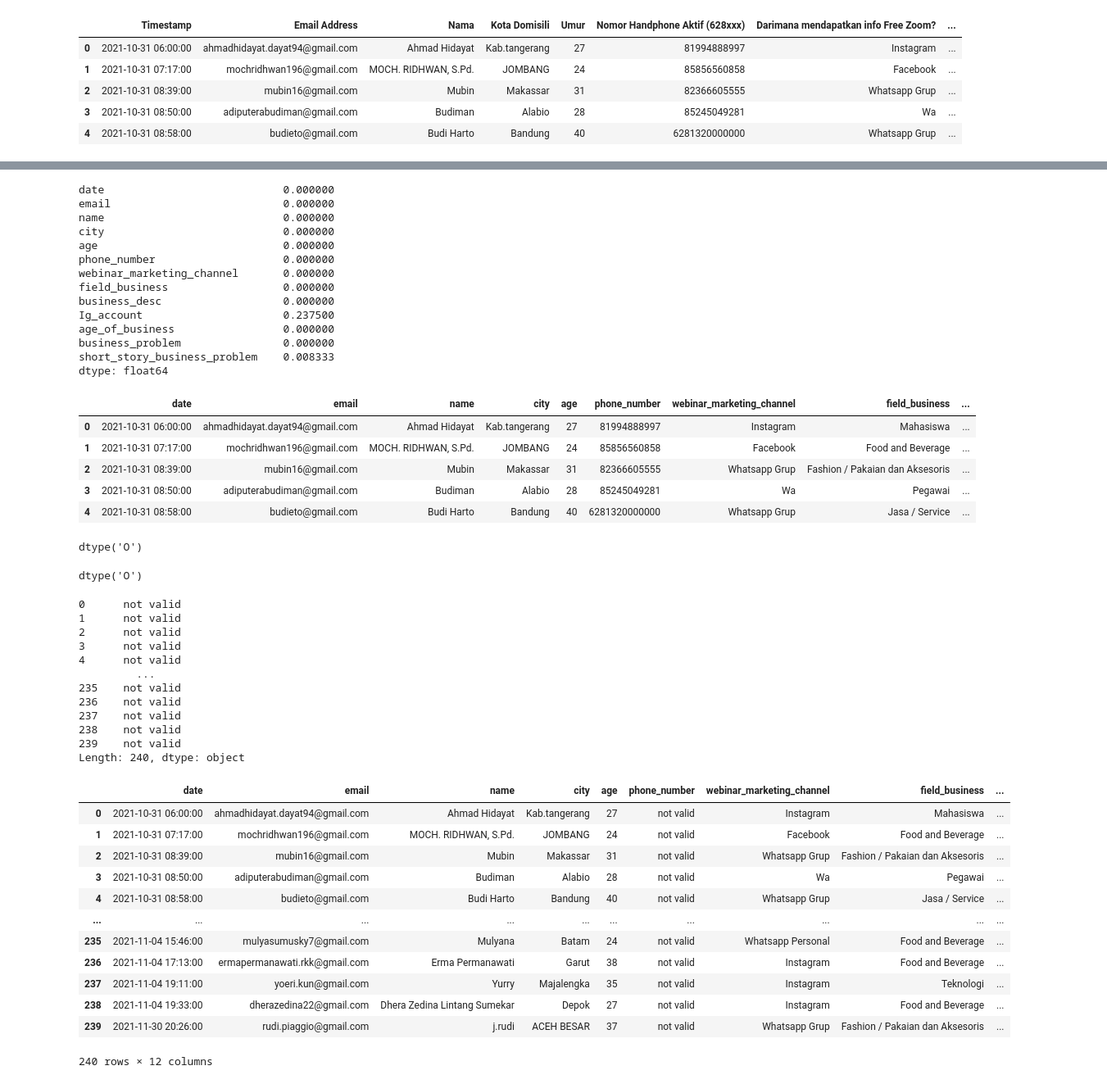
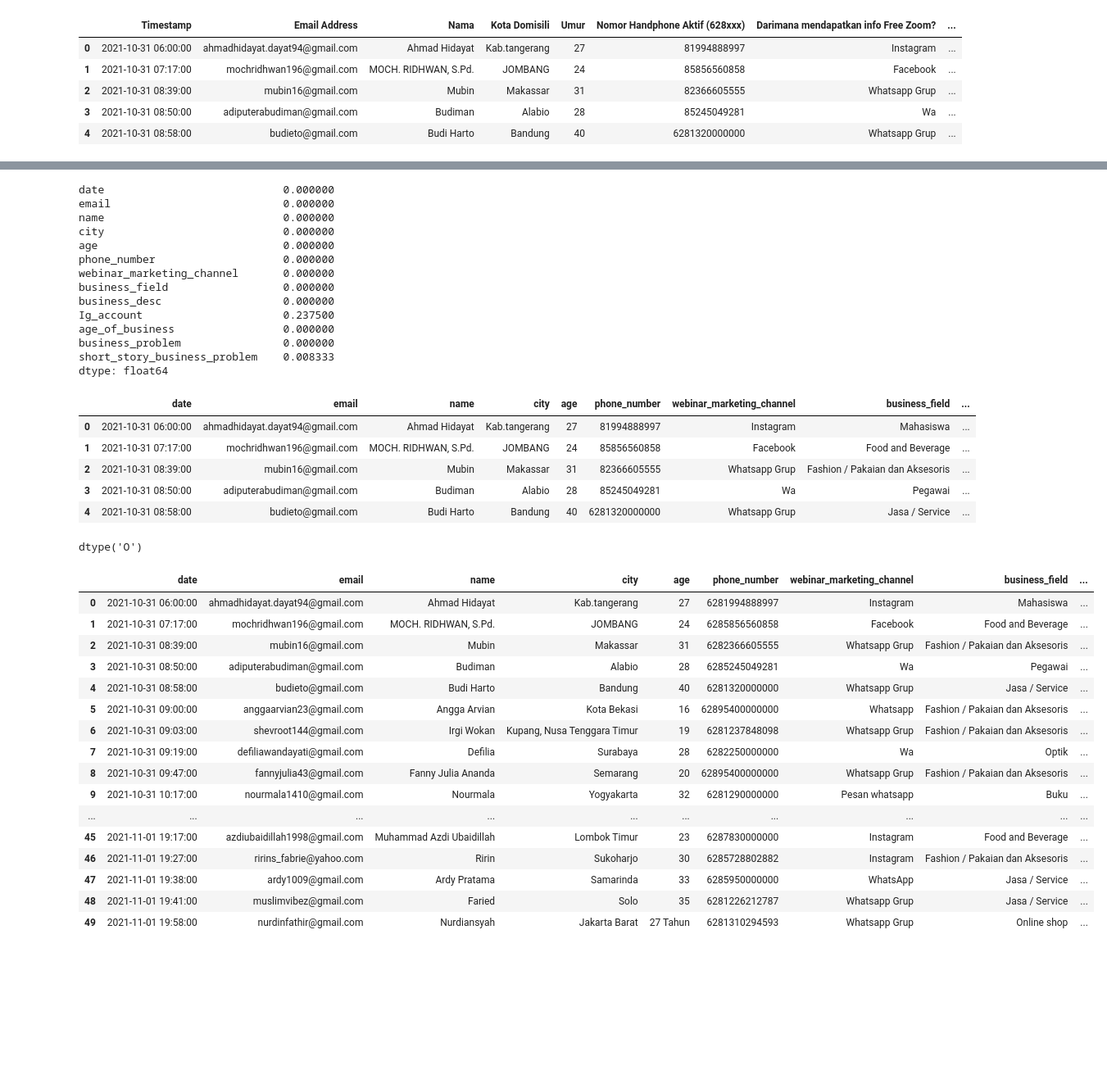
Before and after one commit to hkmhqddst/intern, a Jupyter notebook: data_cleaning_webminar.ipynb, the cells around one changed output, grey strips where cells are left out. Shown: that part at 82% size. Drawn from its saved outputs; the diff is of its cells as text; code cells hidden in the pictures; blank space fills up the shorter version.

```diff
--- a/data_cleaning_webminar.ipynb
+++ b/data_cleaning_webminar.ipynb
@@ -21,7 +21,7 @@ df.rename(columns={'Timestamp':'date',
                    'Umur':'age',
                    'Nomor Handphone Aktif (628xxx)':'phone_number',
                    'Darimana mendapatkan info Free Zoom? ':'webinar_marketing_channel',
-                   'Bidang bisnis':'field_business',
+                   'Bidang bisnis':'business_field',
                    'Deskripsikan bisnis Anda dengan singkat':'business_desc',
                    'Akun Instagram Bisnis':'Ig_account',
                    'Berapa lama Anda sudah menjalankan bisnis?':'age_of_business',
@@ -84,7 +84,7 @@ city                            0.000000
 age                             0.000000
 phone_number                    0.000000
 webinar_marketing_channel       0.000000
-field_business                  0.000000
+business_field                  0.000000
 business_desc                   0.000000
 Ig_account                      0.237500
 age_of_business                 0.000000
@@ -97,26 +97,15 @@ treshold = len(df) * 0.9
 df = df.dropna(thresh=treshold, axis='columns')
 df.head()
 # %% [output]
-|  | date | email | name | city | age | phone_number | webinar_marketing_channel | field_business | ... |
+|  | date | email | name | city | age | phone_number | webinar_marketing_channel | business_field | ... |
 | 0 | 2021-10-31 06:00:00 | ahmadhidayat.dayat94@gmail.com | Ahmad Hidayat | Kab.tangerang | 27 | 81994888997 | Instagram | Mahasiswa | ... |
 | 1 | 2021-10-31 07:17:00 | mochridhwan196@gmail.com | MOCH. RIDHWAN, S.Pd. | JOMBANG | 24 | 85856560858 | Facebook | Food and Beverage | ... |
 | 2 | 2021-10-31 08:39:00 | mubin16@gmail.com | Mubin | Makassar | 31 | 82366605555 | Whatsapp Grup | Fashion / Pakaian dan Aksesoris | ... |
 | 3 | 2021-10-31 08:50:00 | adiputerabudiman@gmail.com | Budiman | Alabio | 28 | 85245049281 | Wa | Pegawai | ... |
 | 4 | 2021-10-31 08:58:00 | budieto@gmail.com | Budi Harto | Bandung | 40 | 6281320000000 | Whatsapp Grup | Jasa / Service | ... |
-# %%
-df.phone_number.dtype
-# %% [output]
-dtype('O')
 # %%
 df["phone_number"]= df["phone_number"].astype(str)
 # %%
 df.phone_number.dtype
 # %% [output]
 dtype('O')
-# %%
-try :
-        if df.ilock[-df] == '.':
-            phone_number = phone_number[:-2]
-
-        temp = re.findall(r'\d+', phone_number)
-        filt_telephone = "".join(temp)
@@ -152,33 +143,24 @@ def filter_telephone(phone_number):
     else :
         return 'not valid'
 # %%
-df.apply(lambda x: filter_telephone(x['phone_number']), axis = 1)
+df['phone_number'] = df.apply(lambda x: filter_telephone(x['phone_number']), axis = 1)
-# %% [output]
-0      not valid
-1      not valid
-2      not valid
-3      not valid
-4      not valid
-         ...
-235    not valid
-236    not valid
-237    not valid
-238    not valid
-239    not valid
-Length: 240, dtype: object
 # %%
-df
+df.head(50)
 # %% [output]
-|  | date | email | name | city | age | phone_number | webinar_marketing_channel | field_business | ... |
-| 0 | 2021-10-31 06:00:00 | ahmadhidayat.dayat94@gmail.com | Ahmad Hidayat | Kab.tangerang | 27 | not valid | Instagram | Mahasiswa | ... |
-| 1 | 2021-10-31 07:17:00 | mochridhwan196@gmail.com | MOCH. RIDHWAN, S.Pd. | JOMBANG | 24 | not valid | Facebook | Food and Beverage | ... |
-| 2 | 2021-10-31 08:39:00 | mubin16@gmail.com | Mubin | Makassar | 31 | not valid | Whatsapp Grup | Fashion / Pakaian dan Aksesoris | ... |
-| 3 | 2021-10-31 08:50:00 | adiputerabudiman@gmail.com | Budiman | Alabio | 28 | not valid | Wa | Pegawai | ... |
-| 4 | 2021-10-31 08:58:00 | budieto@gmail.com | Budi Harto | Bandung | 40 | not valid | Whatsapp Grup | Jasa / Service | ... |
+|  | date | email | name | city | age | phone_number | webinar_marketing_channel | business_field | ... |
+| 0 | 2021-10-31 06:00:00 | ahmadhidayat.dayat94@gmail.com | Ahmad Hidayat | Kab.tangerang | 27 | 6281994888997 | Instagram | Mahasiswa | ... |
+| 1 | 2021-10-31 07:17:00 | mochridhwan196@gmail.com | MOCH. RIDHWAN, S.Pd. | JOMBANG | 24 | 6285856560858 | Facebook | Food and Beverage | ... |
+| 2 | 2021-10-31 08:39:00 | mubin16@gmail.com | Mubin | Makassar | 31 | 6282366605555 | Whatsapp Grup | Fashion / Pakaian dan Aksesoris | ... |
+| 3 | 2021-10-31 08:50:00 | adiputerabudiman@gmail.com | Budiman | Alabio | 28 | 6285245049281 | Wa | Pegawai | ... |
+| 4 | 2021-10-31 08:58:00 | budieto@gmail.com | Budi Harto | Bandung | 40 | 6281320000000 | Whatsapp Grup | Jasa / Service | ... |
+| 5 | 2021-10-31 09:00:00 | anggaarvian23@gmail.com | Angga Arvian | Kota Bekasi | 16 | 62895400000000 | Whatsapp | Fashion / Pakaian dan Aksesoris | ... |
+| 6 | 2021-10-31 09:03:00 | shevroot144@gmail.com | Irgi Wokan | Kupang, Nusa Tenggara Timur | 19 | 6281237848098 | Whatsapp Grup | Fashion / Pakaian dan Aksesoris | ... |
+| 7 | 2021-10-31 09:19:00 | defiliawandayati@gmail.com | Defilia | Surabaya | 28 | 6282250000000 | Wa | Optik | ... |
+| 8 | 2021-10-31 09:47:00 | fannyjulia43@gmail.com | Fanny Julia Ananda | Semarang | 20 | 62895400000000 | Whatsapp Grup | Fashion / Pakaian dan Aksesoris | ... |
+| 9 | 2021-10-31 10:17:00 | nourmala1410@gmail.com | Nourmala | Yogyakarta | 32 | 6281290000000 | Pesan whatsapp | Buku | ... |
 | ... | ... | ... | ... | ... | ... | ... | ... | ... | ... |
-| 235 | 2021-11-04 15:46:00 | mulyasumusky7@gmail.com | Mulyana | Batam | 24 | not valid | Whatsapp Personal | Food and Beverage | ... |
-| 236 | 2021-11-04 17:13:00 | ermapermanawati.rkk@gmail.com | Erma Permanawati | Garut | 38 | not valid | Instagram | Food and Beverage | ... |
-| 237 | 2021-11-04 19:11:00 | yoeri.kun@gmail.com | Yurry | Majalengka | 35 | not valid | Instagram | Teknologi | ... |
-| 238 | 2021-11-04 19:33:00 | dherazedina22@gmail.com | Dhera Zedina Lintang Sumekar | Depok | 27 | not valid | Instagram | Food and Beverage | ... |
-| 239 | 2021-11-30 20:26:00 | rudi.piaggio@gmail.com | j.rudi | ACEH BESAR | 37 | not valid | Whatsapp Grup | Fashion / Pakaian dan Aksesoris | ... |
+| 45 | 2021-11-01 19:17:00 | azdiubaidillah1998@gmail.com | Muhammad Azdi Ubaidillah | Lombok Timur | 23 | 6287830000000 | Instagram | Food and Beverage | ... |
+| 46 | 2021-11-01 19:27:00 | ririns_fabrie@yahoo.com | Ririn | Sukoharjo | 30 | 6285728802882 | Instagram | Fashion / Pakaian dan Aksesoris | ... |
+| 47 | 2021-11-01 19:38:00 | ardy1009@gmail.com | Ardy Pratama | Samarinda | 33 | 6285950000000 | WhatsApp | Jasa / Service | ... |
+| 48 | 2021-11-01 19:41:00 | muslimvibez@gmail.com | Faried | Solo | 35 | 6281226212787 | Whatsapp Grup | Jasa / Service | ... |
+| 49 | 2021-11-01 19:58:00 | nurdinfathir@gmail.com | Nurdiansyah | Jakarta Barat | 27 Tahun | 6281310294593 | Whatsapp Grup | Online shop | ... |
-240 rows × 12 columns
```
Also changed, not shown: parts of 8 cells of this notebook.
